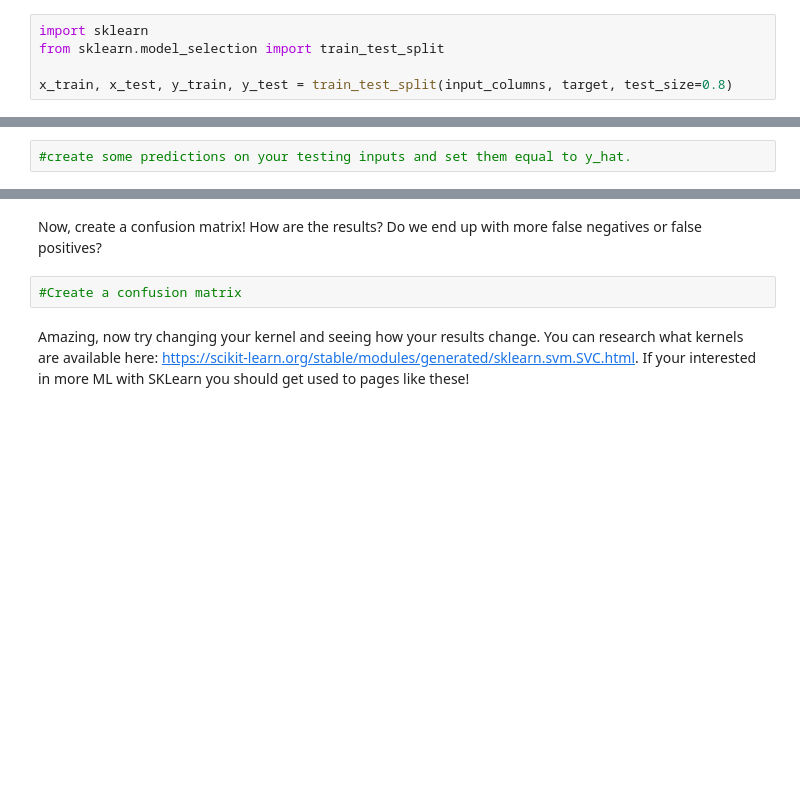
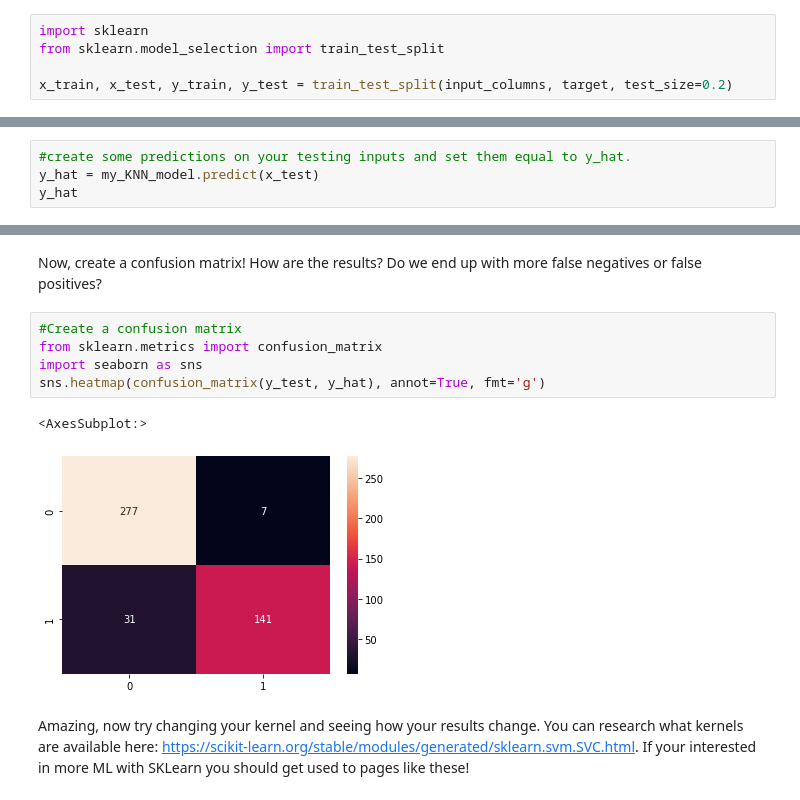
Before and after one commit to palebluedot13/SC22-BatchB-molten-cores, a Jupyter notebook: Miroshnikov Ilia/Cancer_detection.ipynb, the cells around one changed output, grey strips where cells are left out. Cells and saved outputs as stored; diff of their text form; blank space fills up the shorter version.

```diff
--- a/Miroshnikov Ilia/Cancer_detection.ipynb
+++ b/Miroshnikov Ilia/Cancer_detection.ipynb
@@ -244,7 +266,7 @@ We will split our data using the [`train_test_split()`](https://scikit-learn.org
 import sklearn
 from sklearn.model_selection import train_test_split
 
-x_train, x_test, y_train, y_test = train_test_split(input_columns, target, test_size=0.8)
+x_train, x_test, y_train, y_test = train_test_split(input_columns, target, test_size=0.2)
 # %% [markdown]
 **TODO:** can you look at the shape of the x_train, x_test, y_train, and y_test columns? Why does the shape of these columns make sense?
 # %%
@@ -370,3 +439,5 @@ Do you remember how to fit a model? What parts of our data do we fit/train on? Y
 Now create some predictions and set them equal to `y_hat`. You can look above or google how to make predictions on sklearn if you get confused!
 # %%
 #create some predictions on your testing inputs and set them equal to y_hat.
+y_hat = my_KNN_model.predict(x_test)
+y_hat
@@ -377,7 +460,13 @@ Compute your MSE below. Is this higher or lower than KNN? Which one would you re
 # %% [markdown]
 Now, create a confusion matrix! How are the results? Do we end up with more false negatives or false positives?
-# %%
-#Create a confusion matrix
+# %%
+#Create a confusion matrix
+from sklearn.metrics import confusion_matrix
+import seaborn as sns
+sns.heatmap(confusion_matrix(y_test, y_hat), annot=True, fmt='g')
+# %% [output]
+<AxesSubplot:>
+[figure, added]
 # %% [markdown]
 Amazing, now try changing your kernel and seeing how your results change. You can research what kernels are available here: https://scikit-learn.org/stable/modules/generated/sklearn.svm.SVC.html. If your interested in more ML with SKLearn you should get used to pages like these!
 # %% [markdown]
```
Also changed, not shown: parts of 20 cells of this notebook, 33 other files.
